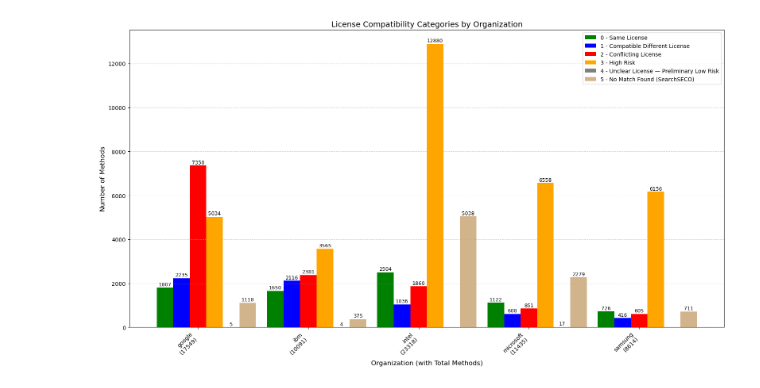
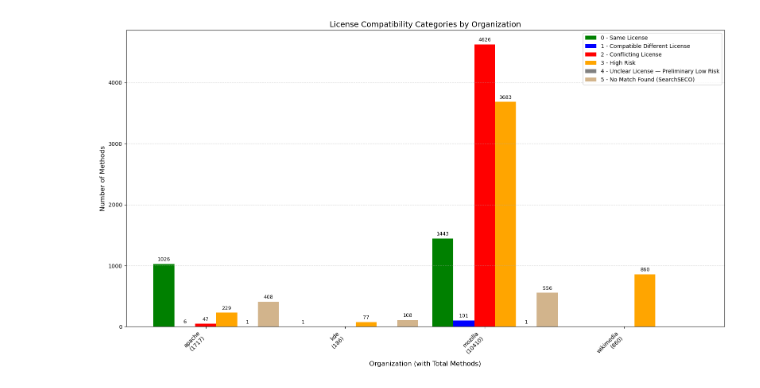
Before and after one commit to SecureSECO/searchSECO-miner, a Jupyter notebook: python_script/get_statistics_results.ipynb, the cells around one changed output. Cells and saved outputs as stored; diff of their text form; code cells hidden in the pictures.

```diff
--- a/python_script/get_statistics_results.ipynb
+++ b/python_script/get_statistics_results.ipynb
@@ -126,7 +113,7 @@ def fetch_license_category_counts():
                 COALESCE(SUM(no_match), 0)
             ) AS total_methods
         FROM searchrepos
-        WHERE is_active = FALSE
+        WHERE is_active = FALSE AND project_type = 2
         GROUP BY LOWER(organization);
     """)
 
@@ -170,31 +157,31 @@ def plot_license_categories(company_category_data):
     bars2 = plt.bar(x, category_2, width=width, label='2 - Conflicting License', color='red')
     bars3 = plt.bar([i + width for i in x], category_3, width=width, label='3 - High Risk', color='orange')
     bars4 = plt.bar([i + 2*width for i in x], category_4, width=width, label='4 - Unclear License — Preliminary Low Risk', color='gray')
     bars5 = plt.bar([i + 3*width for i in x], category_5, width=width, label='5 - No Match Found (SearchSECO)', color='tan')
 
     # Helper to annotate bars
     def annotate_bars(bars):
         for bar in bars:
             height = bar.get_height()
             if height > 0:
                 plt.text(bar.get_x() + bar.get_width()/2, height + 30, f'{int(height)}',
                          ha='center', va='bottom', fontsize=9)
 
     # Annotate each bar group
     for bars in [bars0, bars1, bars2, bars3, bars4, bars5]:
         annotate_bars(bars)
 
     plt.xlabel('Organization (with Total Methods)', fontsize=12)
     plt.ylabel('Number of Methods', fontsize=12)
     plt.title('License Compatibility Categories by Organization', fontsize=14)
     plt.xticks(x, labels, rotation=45, ha='right')
     plt.legend()
     plt.tight_layout()
     plt.grid(axis='y', linestyle='--', alpha=0.5)
     plt.show()
 
 # Run
 company_category_data = fetch_license_category_counts()
 plot_license_categories(company_category_data)
 # %% [output]
-[figure, old version]
+[figure, new version]
```
Also changed, not shown: parts of 2 cells of this notebook, 14 other files.
